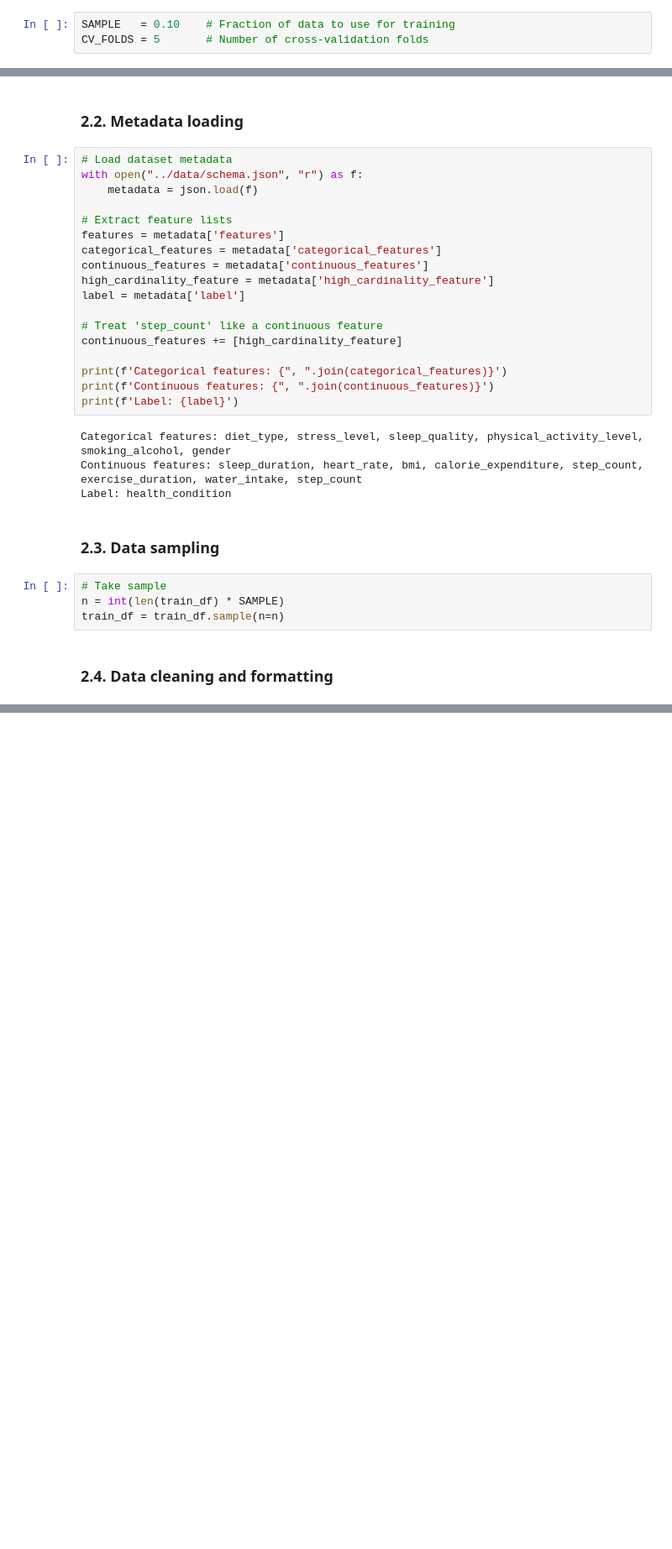
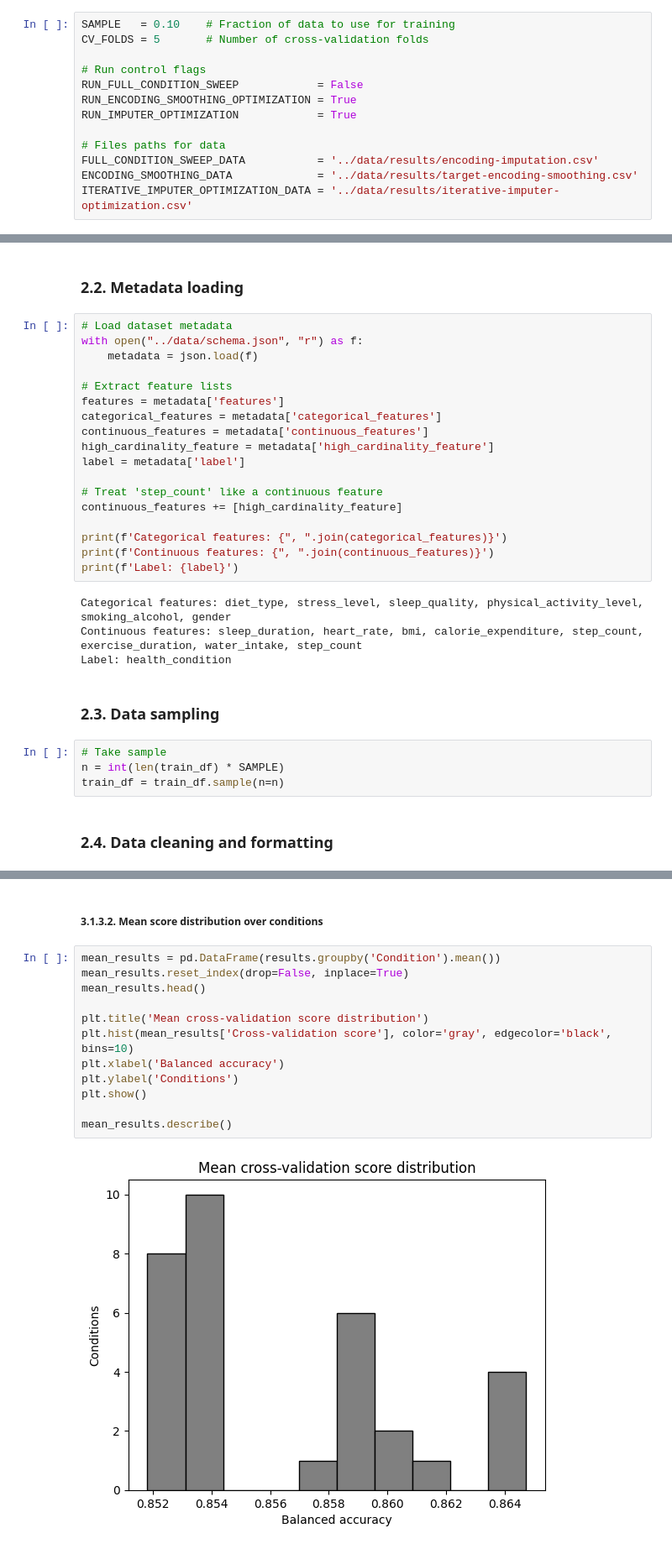
Before and after one commit to gperdrizet/student-health-risk, a Jupyter notebook: notebooks/02-data-preprocessing.ipynb, the cells around one changed output, grey strips where cells are left out. Shown at 84% size. Drawn from its saved outputs; the diff is of its cells as text; blank space fills up the shorter version.

```diff
--- a/notebooks/02-data-preprocessing.ipynb
+++ b/notebooks/02-data-preprocessing.ipynb
@@ -31,6 +37,16 @@ from sklearn.preprocessing import TargetEncoder, OneHotEncoder, LabelEncoder, St
 # %%
 SAMPLE   = 0.10    # Fraction of data to use for training
 CV_FOLDS = 5       # Number of cross-validation folds
+
+# Run control flags
+RUN_FULL_CONDITION_SWEEP            = False
+RUN_ENCODING_SMOOTHING_OPTIMIZATION = True
+RUN_IMPUTER_OPTIMIZATION            = True
+
+# Files paths for data
+FULL_CONDITION_SWEEP_DATA           = '../data/results/encoding-imputation.csv'
+ENCODING_SMOOTHING_DATA             = '../data/results/target-encoding-smoothing.csv'
+ITERATIVE_IMPUTER_OPTIMIZATION_DATA = '../data/results/iterative-imputer-optimization.csv'
 # %% [markdown]
 ## 2. Data preparation
 
@@ -785,0 +266,16 @@ Evaluating condition: One-hot encoding, KNN imputation (3 neighbors), -indicator
+# %% [markdown]
+##### 3.1.3.2. Mean score distribution over conditions
+# %%
+mean_results = pd.DataFrame(results.groupby('Condition').mean())
+mean_results.reset_index(drop=False, inplace=True)
+mean_results.head()
+
+plt.title('Mean cross-validation score distribution')
+plt.hist(mean_results['Cross-validation score'], color='gray', edgecolor='black', bins=10)
+plt.xlabel('Balanced accuracy')
+plt.ylabel('Conditions')
+plt.show()
+
+mean_results.describe()
+# %% [output]
+[figure, added]
```
Also changed, not shown: parts of 37 cells of this notebook, 7 other files.
